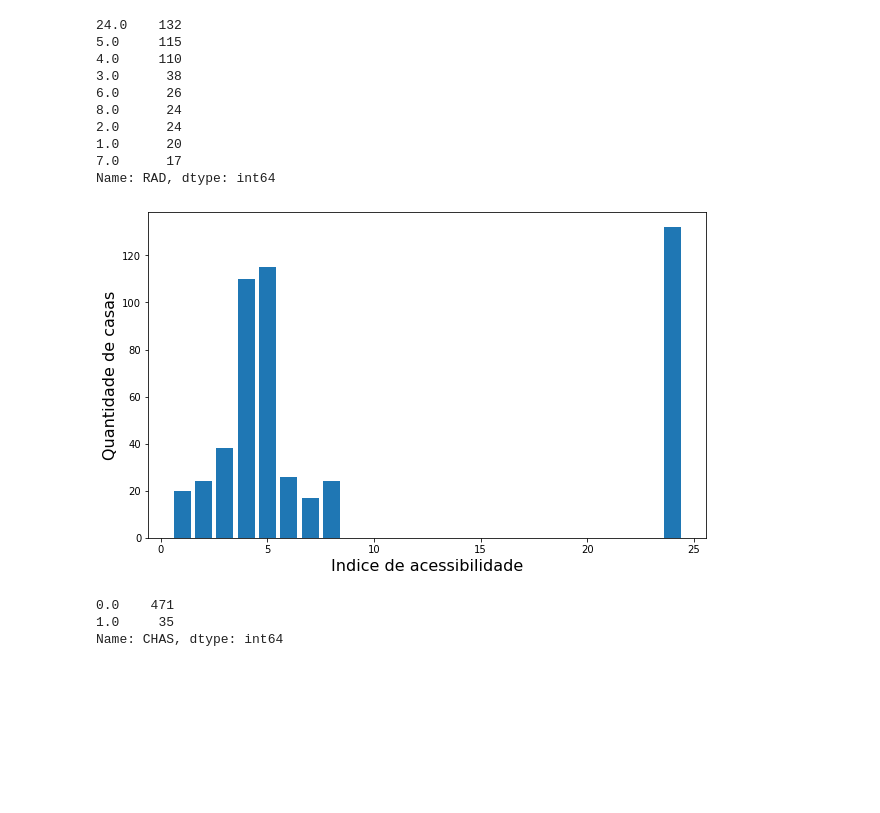
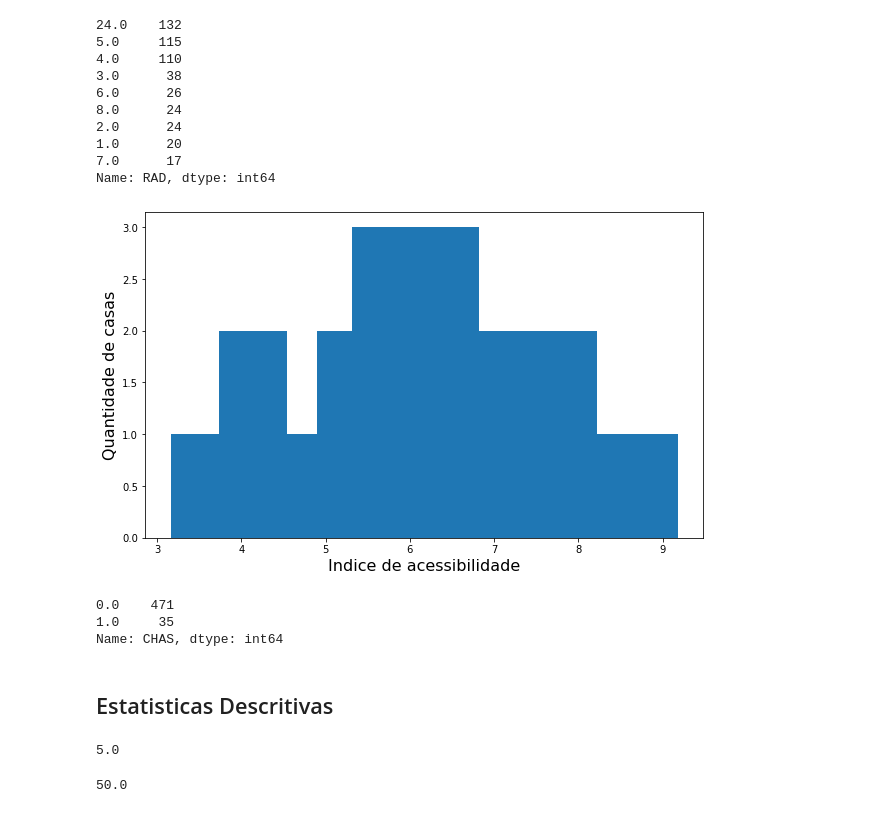
Before and after one commit to jhonatacaiob/Bootcamp-Data-Science, a Jupyter notebook: Secao-5/Regressão multivariável.ipynb, the cells around one changed output. Cells and saved outputs as stored; diff of their text form; code cells hidden in the pictures; blank space fills up the shorter version.

```diff
--- a/Secao-5/Regressão multivariável.ipynb
+++ b/Secao-5/Regressão multivariável.ipynb
@@ -269,20 +269,30 @@ dados['RAD'].value_counts()
 7.0      17
 Name: RAD, dtype: int64
 # %%
-frequencia = dados['RAD'].value_counts()
+frequencia = dados['RM'].value_counts()
 
 plt.figure(figsize= (10,6))
 plt.xlabel("Indice de acessibilidade", fontsize = 16)
 plt.ylabel("Quantidade de casas", fontsize = 16)
 
 
 plt.bar(x= frequencia.index, height = frequencia.values)
 plt.show()
 # %% [output]
-[figure, old version]
+[figure, new version]
 # %%
 dados['CHAS'].value_counts()
 # %% [output]
 0.0    471
 1.0     35
 Name: CHAS, dtype: int64
+# %% [markdown]
+## Estatisticas Descritivas
+# %%
+dados['PRICE'].min()
+# %% [output]
+5.0
+# %%
+dados['PRICE'].max()
+# %% [output]
+50.0
```
Also changed, not shown: parts of 4 cells of this notebook.
